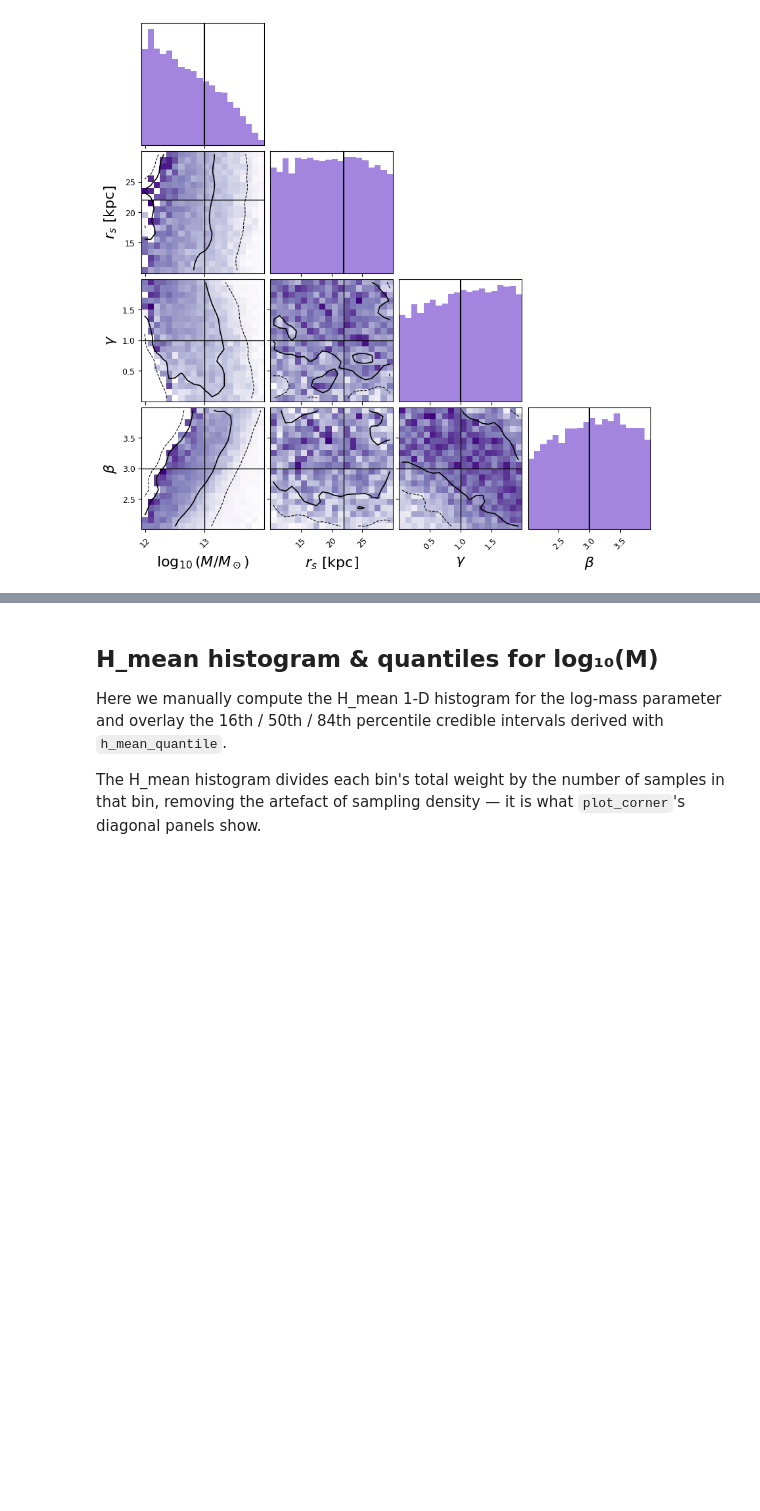
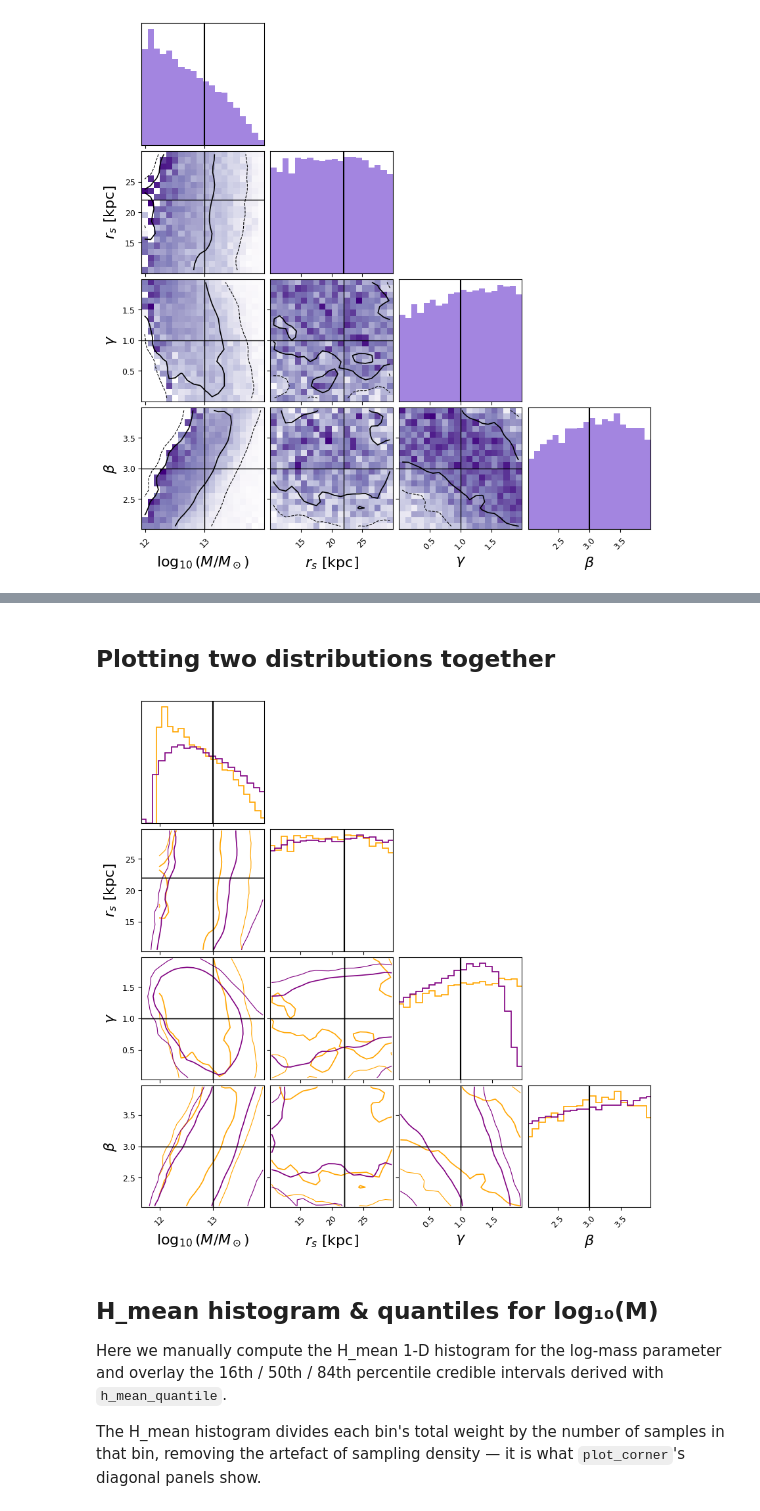
Before and after one commit to jnibauer/XStream_utils, a Jupyter notebook: examples/example_corner_and_quantiles.ipynb, the cells around one changed output, grey strips where cells are left out. Saved outputs shown, nothing was run; the diff lists cells and outputs as text; code cells hidden in the pictures; blank space fills up the shorter version.

```diff
--- a/examples/example_corner_and_quantiles.ipynb
+++ b/examples/example_corner_and_quantiles.ipynb
@@ -102,3 +125,41 @@ plt.show()
+# %% [markdown]
+## Plotting two distributions together
+# %%
+fig, axes = plot_corner(
+      pts_outer, w_outer,
+      true_params=true_params,
+      prior_keys_latex=param_labels,
+      n_bins=20,
+      contour_levels=(0.68, 0.95),
+      figsize=(10, 10),
+      density=False,
+      contour_colors='orange',
+      contour_linestyles=('-', '-'),
+      hist1d_histtype='step',
+      hist1d_color='orange',
+      axis_fraction=.97      # <-- depending on bin size it is useful to zoom in a bit so that contours do not abruptly end at the plot edges
+                             #     this happens because we draw contours on binned data.
+                             #     default value is 1.0 (show everything)
+  )
+
+fig, axes = plot_corner(
+      pts_inner, w_inner,
+      true_params=true_params,
+      prior_keys_latex=param_labels,
+      n_bins=20,
+      contour_levels=(0.68, 0.95),
+      contour_colors='purple',
+      density=False,
+      contour_linestyles=('-', '-'),
+      hist1d_histtype='step',
+      hist1d_color='purple',
+      axes_dict=axes,   # <-- overlay onto the first plot
+      axis_fraction=.97
+  )
+
+plt.show()
+# %% [output]
+[figure, added]
 # %% [markdown]
 ## H_mean histogram & quantiles for log₁₀(M)
 
```
Also changed, not shown: parts of 3 cells of this notebook, 2 other files.
